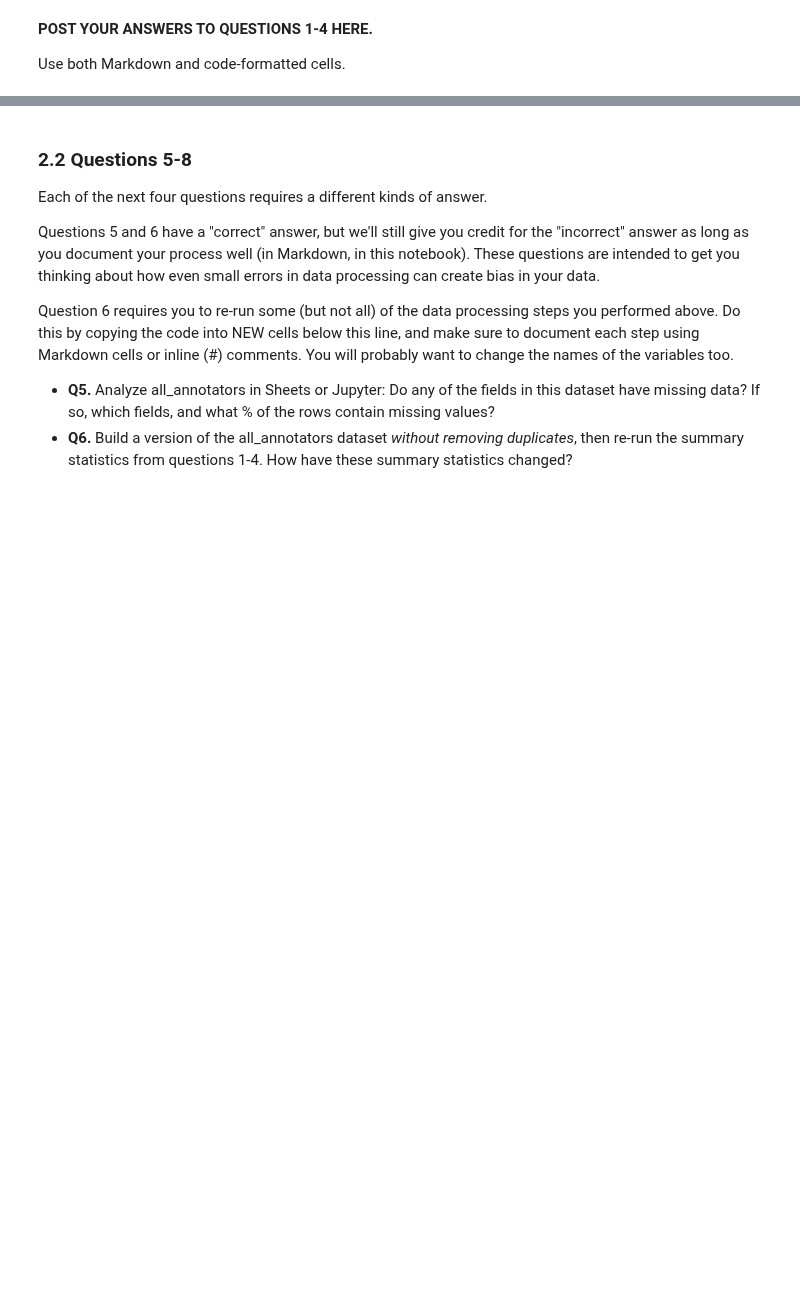
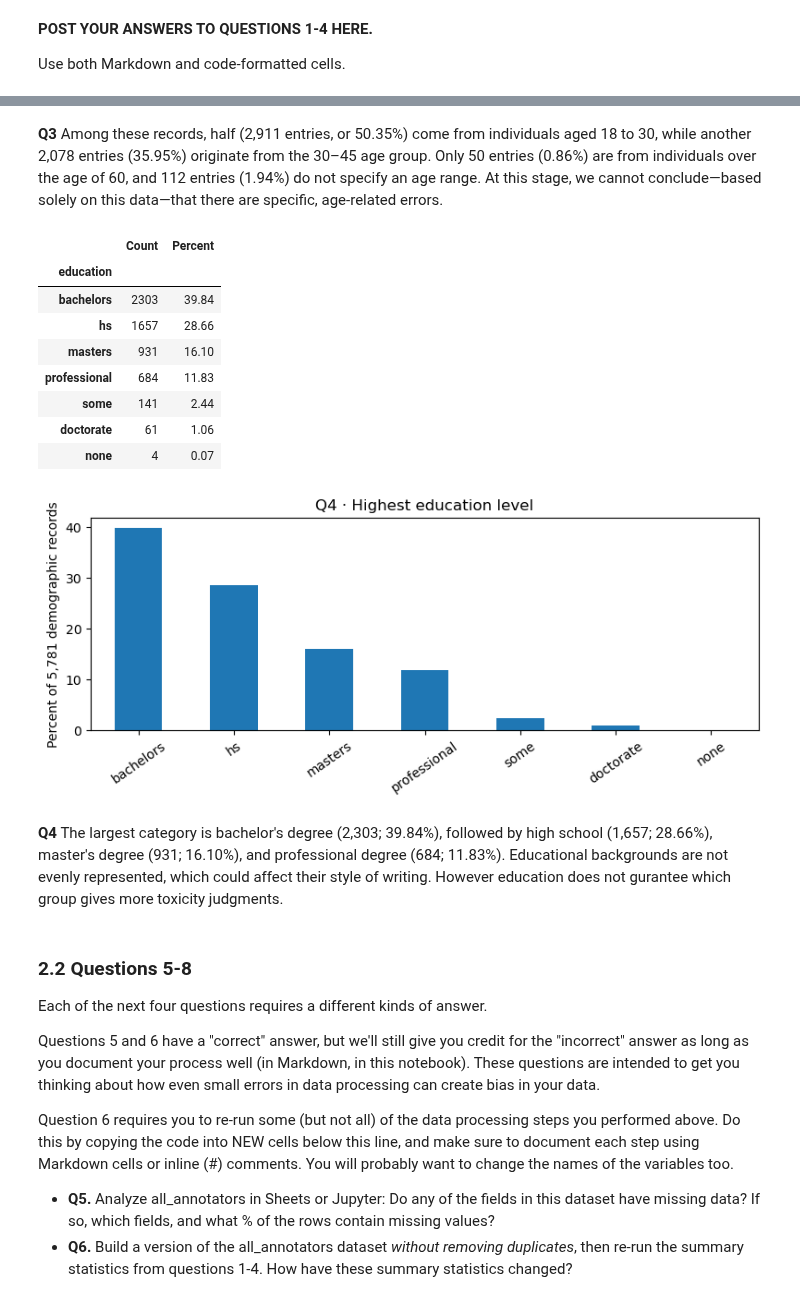
Before and after one commit to ArlfinEyre/hcde-410, a Jupyter notebook: A2/hcde410-a2.ipynb, the cells around one changed output, grey strips where cells are left out. Drawn from its saved outputs; the diff is of its cells as text; code cells hidden in the pictures; blank space fills up the shorter version.

```diff
--- a/A2/hcde410-a2.ipynb
+++ b/A2/hcde410-a2.ipynb
@@ -423,3 +455,20 @@ Use both Markdown and code-formatted cells.
+# %% [markdown]
+**Q3** Among these records, half (2,911 entries, or 50.35%) come from individuals aged 18 to 30, while another 2,078 entries (35.95%) originate from the 30–45 age group. Only 50 entries (0.86%) are from individuals over the age of 60, and 112 entries (1.94%) do not specify an age range. At this stage, we cannot conclude—based solely on this data—that there are specific, age-related errors.
+# %%
+education_table = describe_column("education", "Q4 · Highest education level")
+# %% [output]
+|  | Count | Percent |
+| education |  |  |
+| bachelors | 2303 | 39.84 |
+| hs | 1657 | 28.66 |
+| masters | 931 | 16.10 |
+| professional | 684 | 11.83 |
+| some | 141 | 2.44 |
+| doctorate | 61 | 1.06 |
+| none | 4 | 0.07 |
+[figure, added]
+# %% [markdown]
+**Q4** The largest category is bachelor's degree (2,303; 39.84%), followed by high school (1,657; 28.66%), master's degree (931; 16.10%), and professional degree (684; 11.83%). Educational backgrounds are not evenly represented, which could affect their style of writing. However education does not gurantee which group gives more toxicity judgments.
 # %% [markdown]
 ### 2.2 Questions 5-8
 
```
Also changed, not shown: parts of 23 cells of this notebook, 1 other file.
